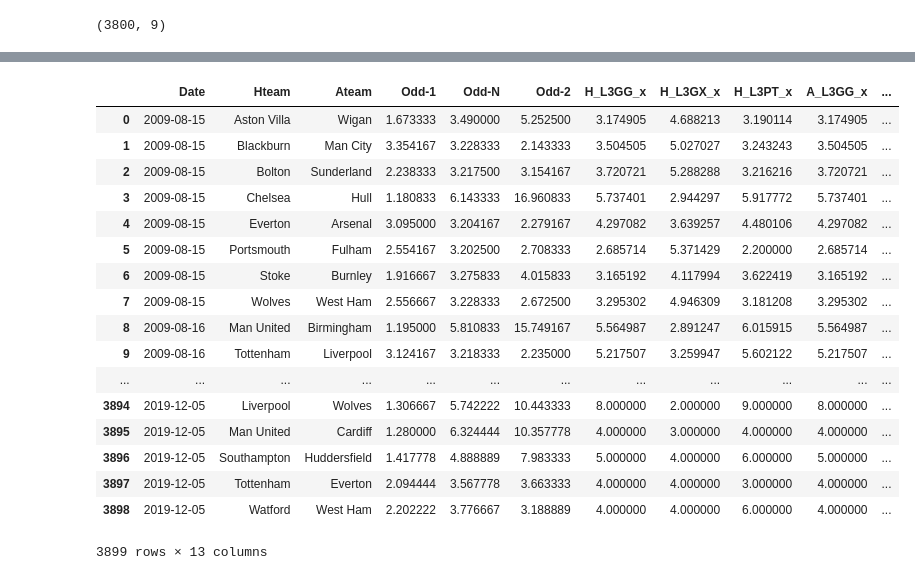
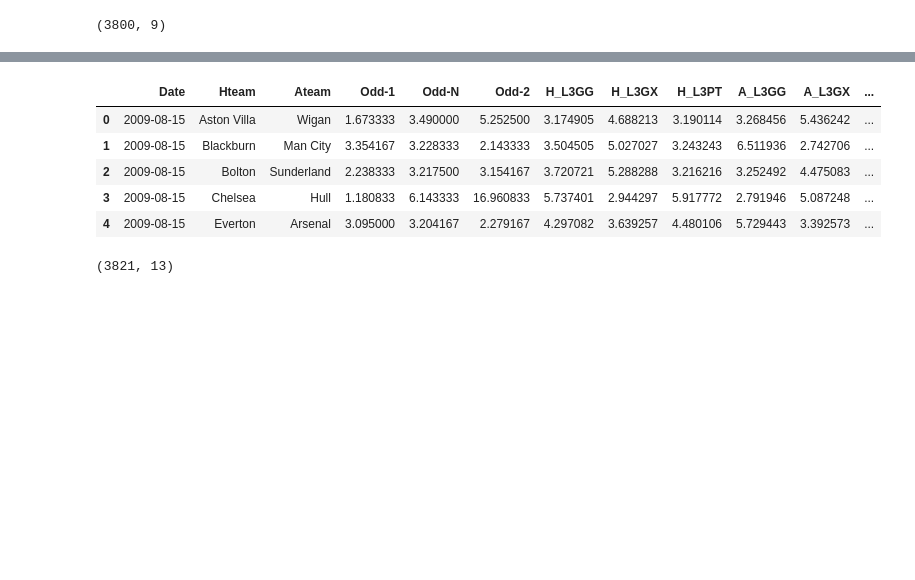
Before and after one commit to resquator/git.st-football-odds, a Jupyter notebook: football-data-preprocessing-v2.ipynb, the cells around one changed output, grey strips where cells are left out. Saved outputs shown, nothing was run; the diff lists cells and outputs as text; code cells hidden in the pictures; blank space fills up the shorter version.

```diff
--- a/football-data-preprocessing-v2.ipynb
+++ b/football-data-preprocessing-v2.ipynb
@@ -459,29 +457,21 @@ Index(['Date', 'Hteam', 'Ateam', 'FTHG', 'FTAG', 'Odd-1', 'Odd-N', 'Odd-2',
 # %%
 bet = bet[['Date', 'Hteam', 'Ateam',
            'Odd-1', 'Odd-N', 'Odd-2',
-           'H_L3GG_x', 'H_L3GX_x', 'H_L3PT_x',
-           'A_L3GG_x', 'A_L3GX_x', 'A_L3PT_x',
+           'H_L3GG', 'H_L3GX', 'H_L3PT',
+           'A_L3GG', 'A_L3GX', 'A_L3PT',
        'Target']]
 # %%
-bet
+bet.head()
 # %% [output]
-|  | Date | Hteam | Ateam | Odd-1 | Odd-N | Odd-2 | H_L3GG_x | H_L3GX_x | H_L3PT_x | A_L3GG_x | ... |
-| 0 | 2009-08-15 | Aston Villa | Wigan | 1.673333 | 3.490000 | 5.252500 | 3.174905 | 4.688213 | 3.190114 | 3.174905 | ... |
-| 1 | 2009-08-15 | Blackburn | Man City | 3.354167 | 3.228333 | 2.143333 | 3.504505 | 5.027027 | 3.243243 | 3.504505 | ... |
-| 2 | 2009-08-15 | Bolton | Sunderland | 2.238333 | 3.217500 | 3.154167 | 3.720721 | 5.288288 | 3.216216 | 3.720721 | ... |
-| 3 | 2009-08-15 | Chelsea | Hull | 1.180833 | 6.143333 | 16.960833 | 5.737401 | 2.944297 | 5.917772 | 5.737401 | ... |
-| 4 | 2009-08-15 | Everton | Arsenal | 3.095000 | 3.204167 | 2.279167 | 4.297082 | 3.639257 | 4.480106 | 4.297082 | ... |
-| 5 | 2009-08-15 | Portsmouth | Fulham | 2.554167 | 3.202500 | 2.708333 | 2.685714 | 5.371429 | 2.200000 | 2.685714 | ... |
-| 6 | 2009-08-15 | Stoke | Burnley | 1.916667 | 3.275833 | 4.015833 | 3.165192 | 4.117994 | 3.622419 | 3.165192 | ... |
-| 7 | 2009-08-15 | Wolves | West Ham | 2.556667 | 3.228333 | 2.672500 | 3.295302 | 4.946309 | 3.181208 | 3.295302 | ... |
-| 8 | 2009-08-16 | Man United | Birmingham | 1.195000 | 5.810833 | 15.749167 | 5.564987 | 2.891247 | 6.015915 | 5.564987 | ... |
-| 9 | 2009-08-16 | Tottenham | Liverpool | 3.124167 | 3.218333 | 2.235000 | 5.217507 | 3.259947 | 5.602122 | 5.217507 | ... |
-| ... | ... | ... | ... | ... | ... | ... | ... | ... | ... | ... | ... |
-| 3894 | 2019-12-05 | Liverpool | Wolves | 1.306667 | 5.742222 | 10.443333 | 8.000000 | 2.000000 | 9.000000 | 8.000000 | ... |
-| 3895 | 2019-12-05 | Man United | Cardiff | 1.280000 | 6.324444 | 10.357778 | 4.000000 | 3.000000 | 4.000000 | 4.000000 | ... |
-| 3896 | 2019-12-05 | Southampton | Huddersfield | 1.417778 | 4.888889 | 7.983333 | 5.000000 | 4.000000 | 6.000000 | 5.000000 | ... |
-| 3897 | 2019-12-05 | Tottenham | Everton | 2.094444 | 3.567778 | 3.663333 | 4.000000 | 4.000000 | 3.000000 | 4.000000 | ... |
-| 3898 | 2019-12-05 | Watford | West Ham | 2.202222 | 3.776667 | 3.188889 | 4.000000 | 4.000000 | 6.000000 | 4.000000 | ... |
+|  | Date | Hteam | Ateam | Odd-1 | Odd-N | Odd-2 | H_L3GG | H_L3GX | H_L3PT | A_L3GG | A_L3GX | ... |
+| 0 | 2009-08-15 | Aston Villa | Wigan | 1.673333 | 3.490000 | 5.252500 | 3.174905 | 4.688213 | 3.190114 | 3.268456 | 5.436242 | ... |
+| 1 | 2009-08-15 | Blackburn | Man City | 3.354167 | 3.228333 | 2.143333 | 3.504505 | 5.027027 | 3.243243 | 6.511936 | 2.742706 | ... |
+| 2 | 2009-08-15 | Bolton | Sunderland | 2.238333 | 3.217500 | 3.154167 | 3.720721 | 5.288288 | 3.216216 | 3.252492 | 4.475083 | ... |
+| 3 | 2009-08-15 | Chelsea | Hull | 1.180833 | 6.143333 | 16.960833 | 5.737401 | 2.944297 | 5.917772 | 2.791946 | 5.087248 | ... |
+| 4 | 2009-08-15 | Everton | Arsenal | 3.095000 | 3.204167 | 2.279167 | 4.297082 | 3.639257 | 4.480106 | 5.729443 | 3.392573 | ... |
-3899 rows × 13 columns
 # %%
 bet.to_csv('bet.csv',index=False)
+# %%
+bet.shape
+# %% [output]
+(3821, 13)
```
Also changed, not shown: parts of 4 cells of this notebook, 46 other files.
